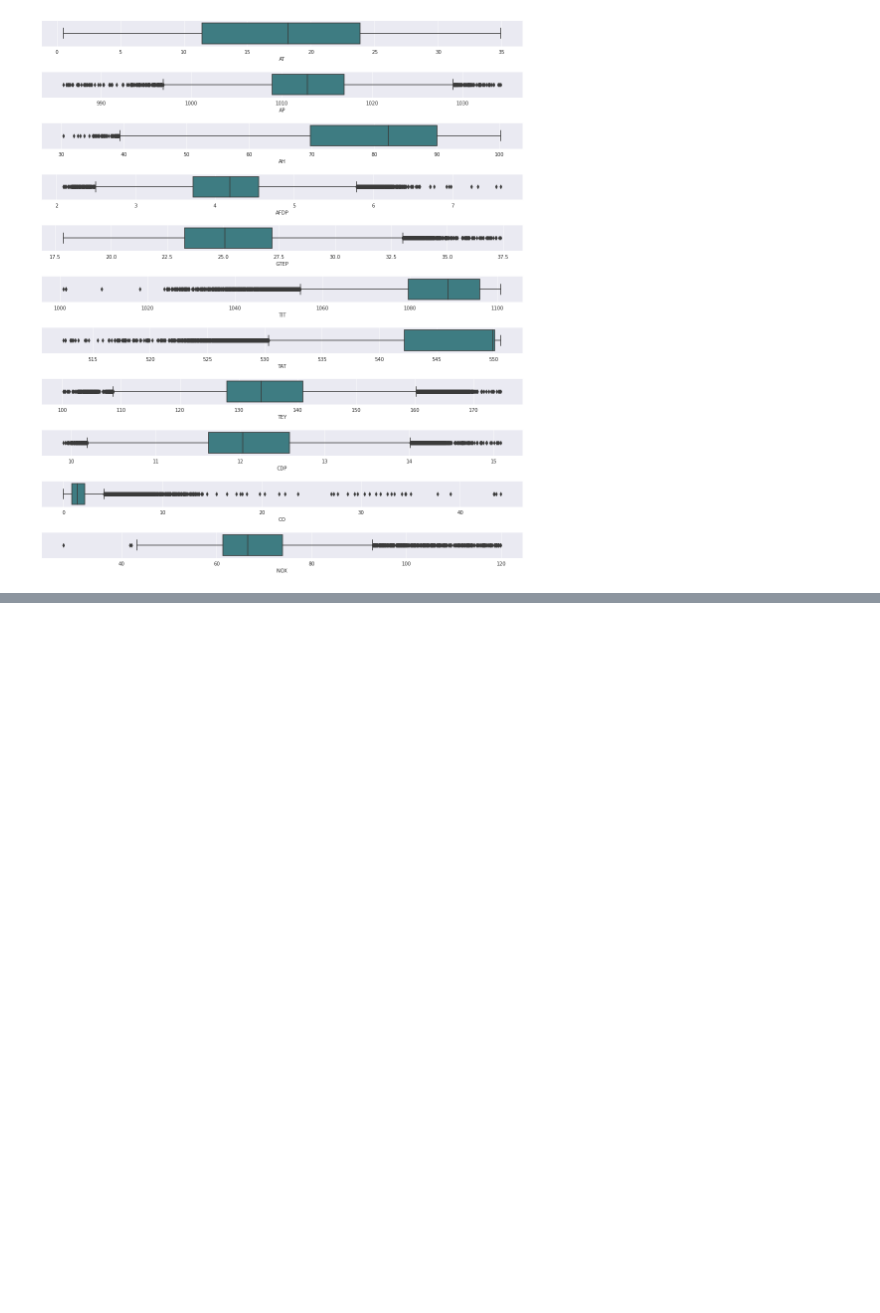
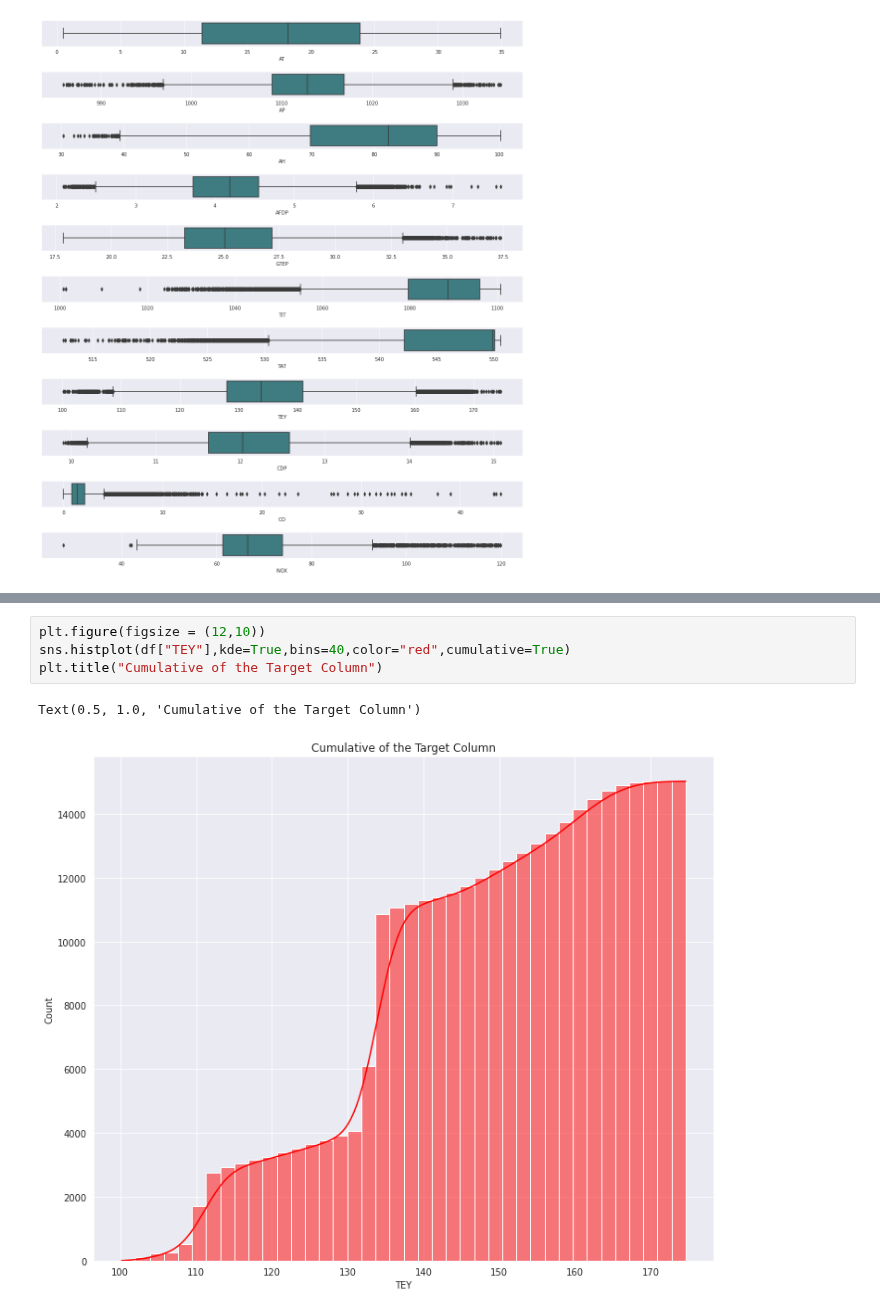
Before and after one commit to Bhavin52/Assignment, a Jupyter notebook: ANN_Q1.ipynb, the cells around one changed output, grey strips where cells are left out. Saved outputs shown, nothing was run; the diff lists cells and outputs as text; blank space fills up the shorter version.

```diff
--- a/ANN_Q1.ipynb
+++ b/ANN_Q1.ipynb
@@ -317,0 +336,7 @@ plt.tight_layout(pad=2.0)
+# %%
+plt.figure(figsize = (12,10))
+sns.histplot(df["TEY"],kde=True,bins=40,color="red",cumulative=True)
+plt.title("Cumulative of the Target Column")
+# %% [output]
+Text(0.5, 1.0, 'Cumulative of the Target Column')
+[figure, added]
```
Also changed, not shown: parts of 33 cells of this notebook.
